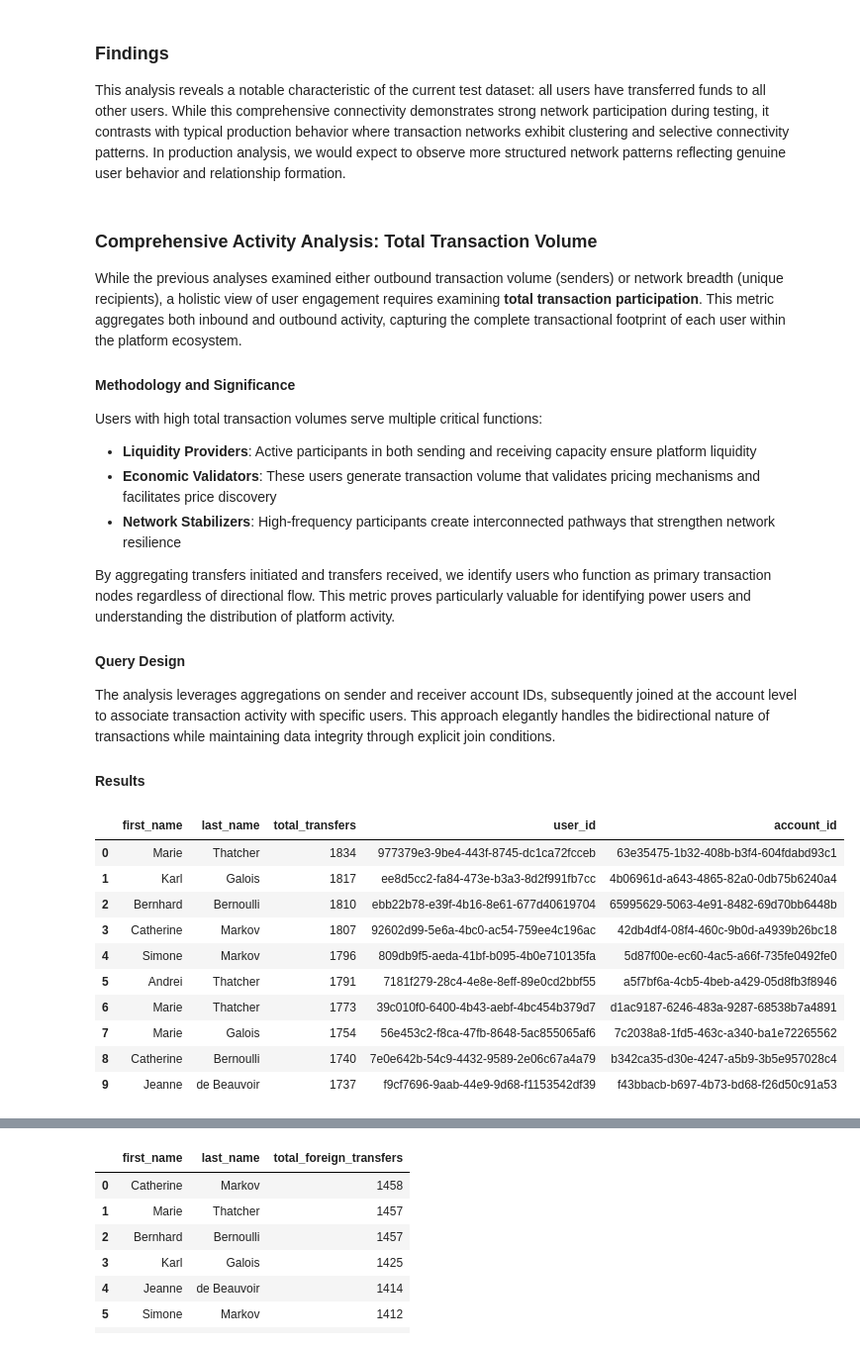
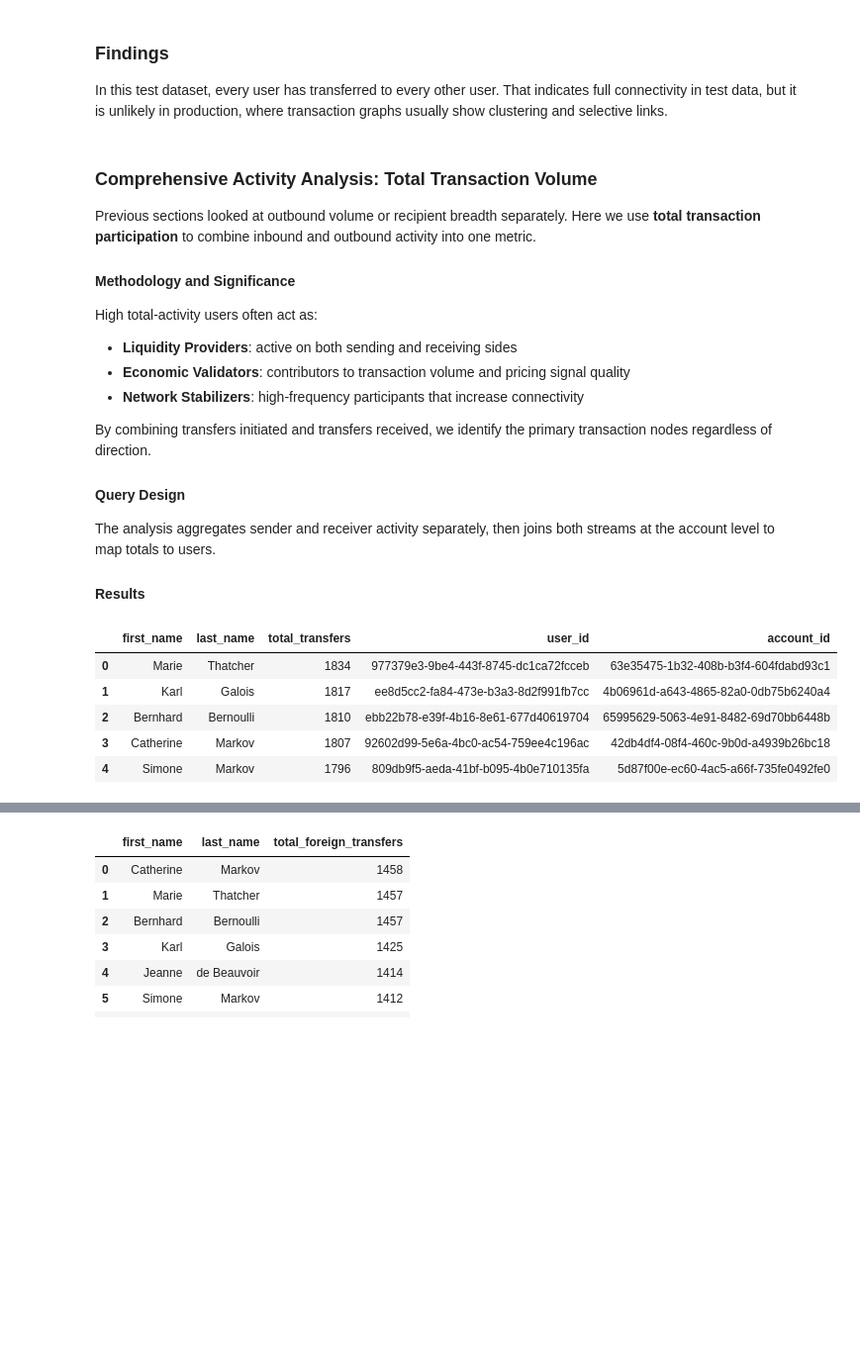
Before and after one commit to ploewen/fintech_ledger, a Jupyter notebook: analysis/db_analysis.ipynb, the cells around one changed output, grey strips where cells are left out. Shown at 99% size. Cells and saved outputs as stored; diff of their text form; code cells hidden in the pictures; blank space fills up the shorter version.

```diff
--- a/analysis/db_analysis.ipynb
+++ b/analysis/db_analysis.ipynb
@@ -263,24 +337,24 @@ df.head()
 # %% [markdown]
 ### Findings
 
-This analysis reveals a notable characteristic of the current test dataset: all users have transferred funds to all other users. While this comprehensive connectivity demonstrates strong network participation during testing, it contrasts with typical production behavior where transaction networks exhibit clustering and selective connectivity patterns. In production analysis, we would expect to observe more structured network patterns reflecting genuine user behavior and relationship formation.
+In this test dataset, every user has transferred to every other user. That indicates full connectivity in test data, but it is unlikely in production, where transaction graphs usually show clustering and selective links.
 # %% [markdown]
 ### Comprehensive Activity Analysis: Total Transaction Volume
 
-While the previous analyses examined either outbound transaction volume (senders) or network breadth (unique recipients), a holistic view of user engagement requires examining **total transaction participation**. This metric aggregates both inbound and outbound activity, capturing the complete transactional footprint of each user within the platform ecosystem.
+Previous sections looked at outbound volume or recipient breadth separately. Here we use **total transaction participation** to combine inbound and outbound activity into one metric.
 
 #### Methodology and Significance
 
-Users with high total transaction volumes serve multiple critical functions:
-- **Liquidity Providers**: Active participants in both sending and receiving capacity ensure platform liquidity
-- **Economic Validators**: These users generate transaction volume that validates pricing mechanisms and facilitates price discovery
-- **Network Stabilizers**: High-frequency participants create interconnected pathways that strengthen network resilience
+High total-activity users often act as:
+- **Liquidity Providers**: active on both sending and receiving sides
+- **Economic Validators**: contributors to transaction volume and pricing signal quality
+- **Network Stabilizers**: high-frequency participants that increase connectivity
 
-By aggregating transfers initiated and transfers received, we identify users who function as primary transaction nodes regardless of directional flow. This metric proves particularly valuable for identifying power users and understanding the distribution of platform activity.
+By combining transfers initiated and transfers received, we identify the primary transaction nodes regardless of direction.
 
 #### Query Design
 
-The analysis leverages aggregations on sender and receiver account IDs, subsequently joined at the account level to associate transaction activity with specific users. This approach elegantly handles the bidirectional nature of transactions while maintaining data integrity through explicit join conditions.
+The analysis aggregates sender and receiver activity separately, then joins both streams at the account level to map totals to users.
 
 #### Results
 # %%
@@ -293,38 +367,32 @@ users_most_transfers_query = """
         SELECT sender_account_id, SUM(1) as transfers_sent
         FROM Records.Transactions
         GROUP BY sender_account_id
     ),
     receiver AS (
         SELECT receiver_account_id, SUM(1) as transfers_received
         FROM Records.Transactions
         GROUP BY receiver_account_id
     )
     SELECT u.first_name, u.last_name,
            sender.transfers_sent + receiver.transfers_received as total_transfers,
            a.user_id, a.account_id
     FROM Records.Accounts as a
     INNER JOIN u
     ON a.user_id = u.user_id
     INNER JOIN sender
     ON a.account_id = sender.sender_account_id
     INNER JOIN receiver
     ON receiver.receiver_account_id = sender.sender_account_id
     ORDER BY total_transfers DESC
-    LIMIT 10
     """
 
-df = pd.read_sql(users_most_transfers_query, engine)
+user_transfers_df = pd.read_sql(users_most_transfers_query, engine)
 
-df
+user_transfers_df.head()
 # %% [output]
 |  | first_name | last_name | total_transfers | user_id | account_id |
 | 0 | Marie | Thatcher | 1834 | 977379e3-9be4-443f-8745-dc1ca72fcceb | 63e35475-1b32-408b-b3f4-604fdabd93c1 |
 | 1 | Karl | Galois | 1817 | ee8d5cc2-fa84-473e-b3a3-8d2f991fb7cc | 4b06961d-a643-4865-82a0-0db75b6240a4 |
 | 2 | Bernhard | Bernoulli | 1810 | ebb22b78-e39f-4b16-8e61-677d40619704 | 65995629-5063-4e91-8482-69d70bb6448b |
 | 3 | Catherine | Markov | 1807 | 92602d99-5e6a-4bc0-ac54-759ee4c196ac | 42db4df4-08f4-460c-9b0d-a4939b26bc18 |
 | 4 | Simone | Markov | 1796 | 809db9f5-aeda-41bf-b095-4b0e710135fa | 5d87f00e-ec60-4ac5-a66f-735fe0492fe0 |
-| 5 | Andrei | Thatcher | 1791 | 7181f279-28c4-4e8e-8eff-89e0cd2bbf55 | a5f7bf6a-4cb5-4beb-a429-05d8fb3f8946 |
-| 6 | Marie | Thatcher | 1773 | 39c010f0-6400-4b43-aebf-4bc454b379d7 | d1ac9187-6246-483a-9287-68538b7a4891 |
-| 7 | Marie | Galois | 1754 | 56e453c2-f8ca-47fb-8648-5ac855065af6 | 7c2038a8-1fd5-463c-a340-ba1e72265562 |
-| 8 | Catherine | Bernoulli | 1740 | 7e0e642b-54c9-4432-9589-2e06c67a4a79 | b342ca35-d30e-4247-a5b9-3b5e957028c4 |
-| 9 | Jeanne | de Beauvoir | 1737 | f9cf7696-9aab-44e9-9d68-f1153542df39 | f43bbacb-b697-4b73-bd68-f26d50c91a53 |
```
Also changed, not shown: parts of 25 cells of this notebook, 2 other files.
